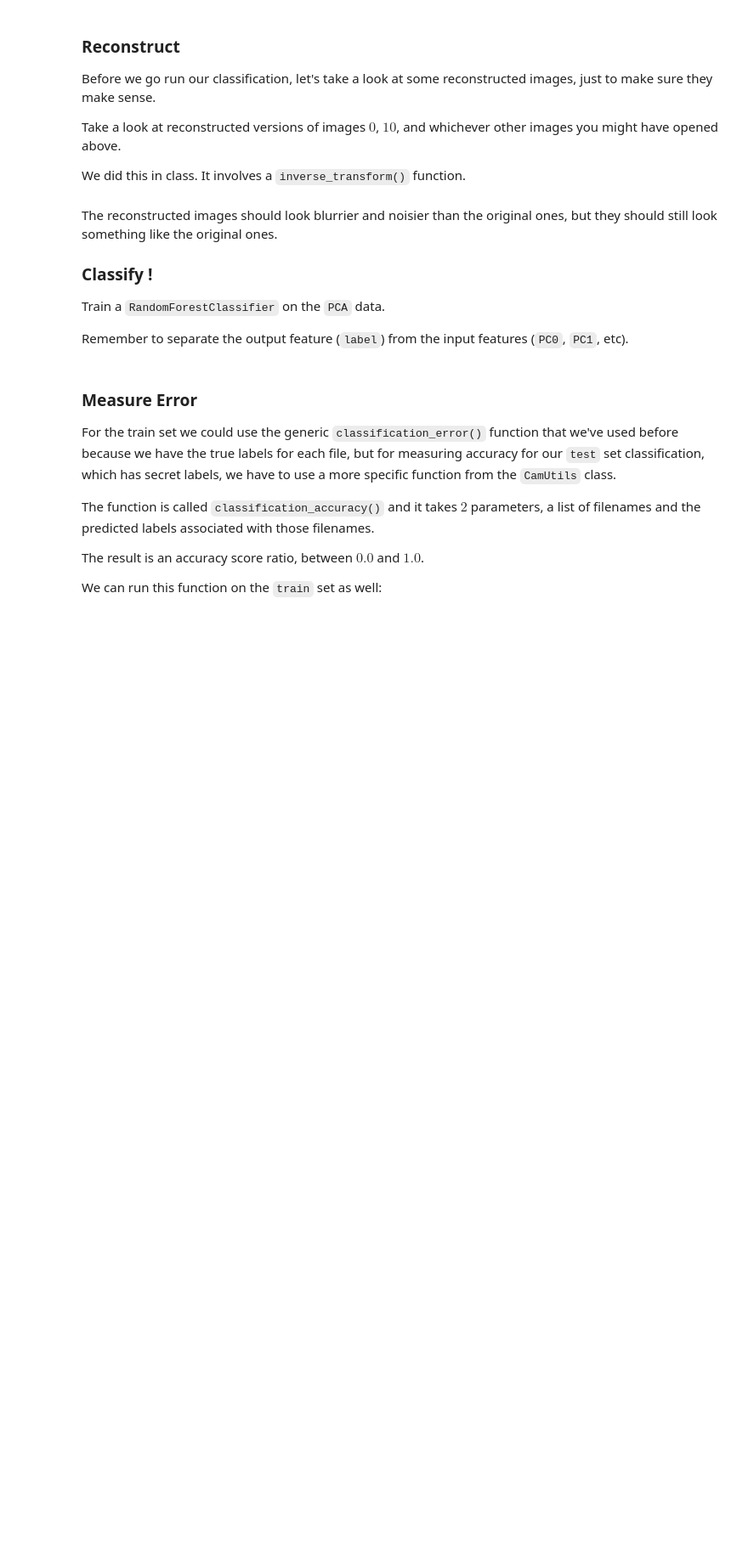
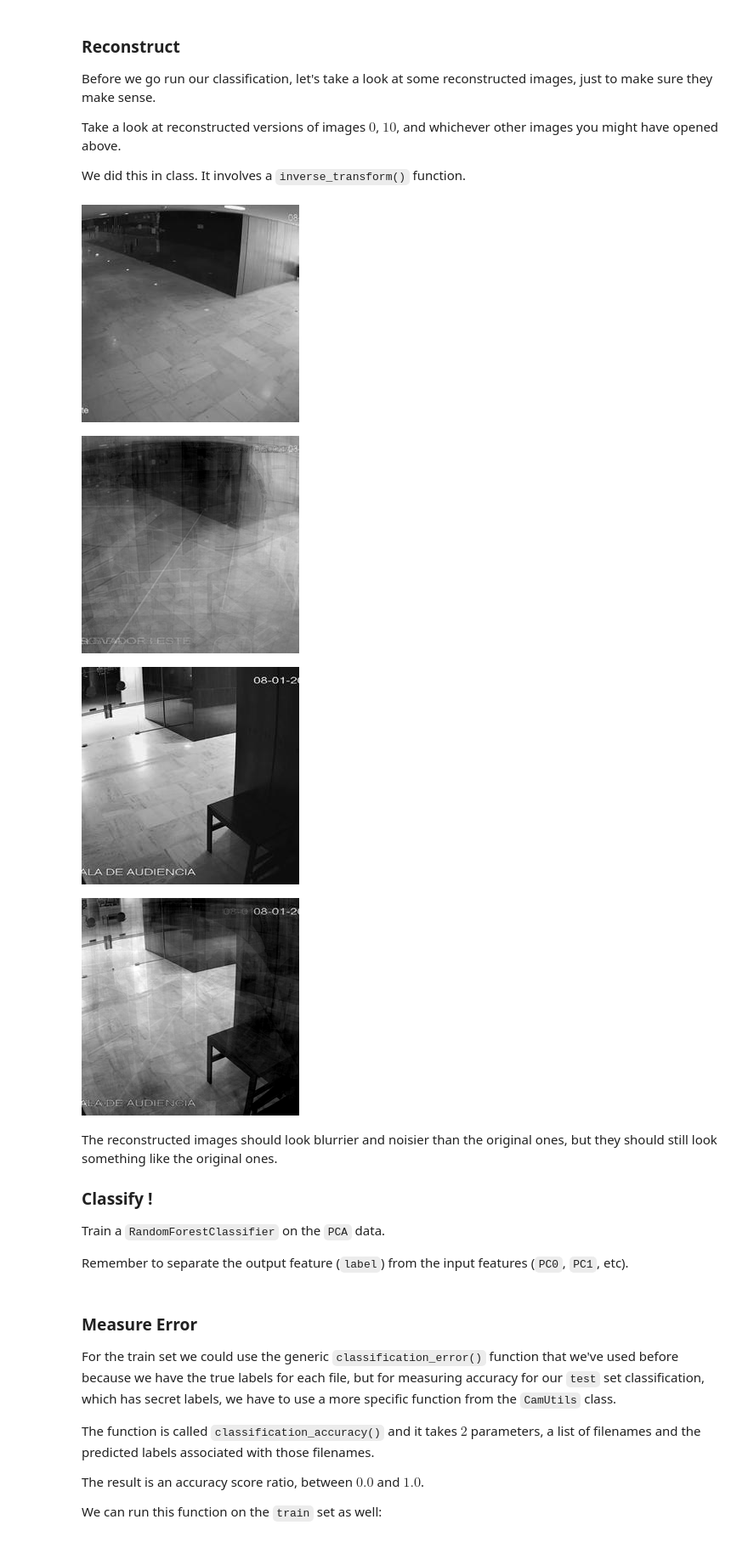
Before and after one commit to idmmachinelearning-ms/HW09, a Jupyter notebook: HW09.ipynb, the cells around one changed output. Shown at 85% size. Drawn from its saved outputs; the diff is of its cells as text; code cells hidden in the pictures; blank space fills up the shorter version.

```diff
--- a/HW09.ipynb
+++ b/HW09.ipynb
@@ -531,0 +553,19 @@ You can change how many components to extract from the images later, but for thi
+# %%
+# testing number of components
+# TODO: run PCA, get DataFrame
+train_df = pd.DataFrame(pixel_data)
+
+cam_pca = PCA(n_components=22)
+cam_pca_df = cam_pca.fit_transform(pixel_data)
+
+
+# TODO: add "label" column
+cam_pca_df["label"] = label_data
+
+
+
+# TODO: print variance
+print("n: 22, variance:", cam_pca.explained_variance())
+
+# TODO: take a look at the first 5 rows
+display(cam_pca_df.head()[:5])
@@ -549,8 +600,20 @@ Take a look at reconstructed versions of images $0$, $10$, and whichever other i
 We did this in class. It involves a `inverse_transform()` function.
 # %%
 # TODO: reconstruct image at index 0
+pca_pixels = cam_pca.inverse_transform(cam_pca_df)
+
+display(make_image(pixel_data[0], width=256))
+display(make_image(pca_pixels.loc[0], width=256))
 
 # TODO: reconstruct image at index 10
+
+display(make_image(pixel_data[10], width=256))
+display(make_image(pca_pixels.loc[10], width=256))
+# %% [output]
+[figure, added]
+[figure, added]
+[figure, added]
+[figure, added]
 # %% [markdown]
 The reconstructed images should look blurrier and noisier than the original ones, but they should still look something like the original ones.
 
```
Also changed, not shown: parts of 16 cells of this notebook.
